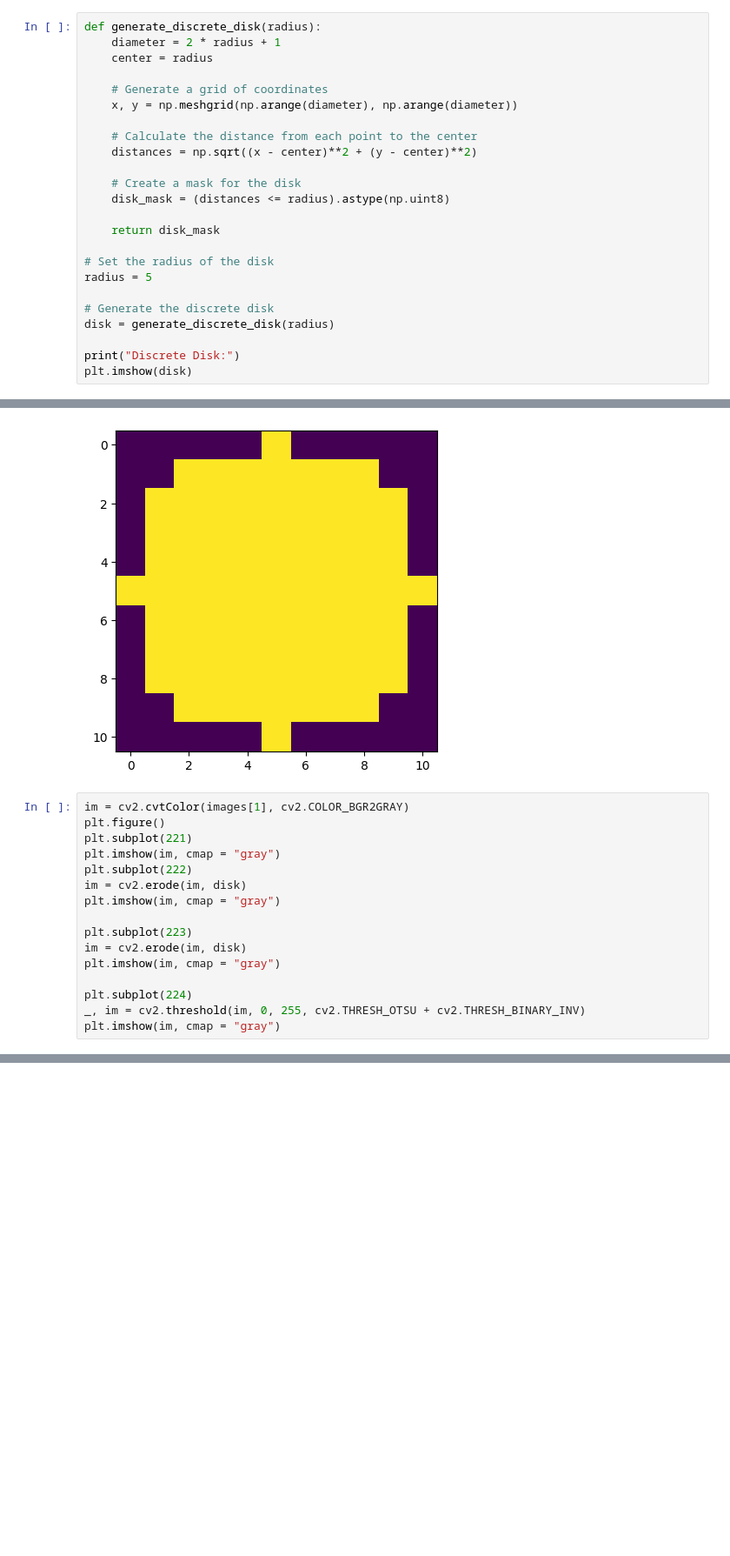
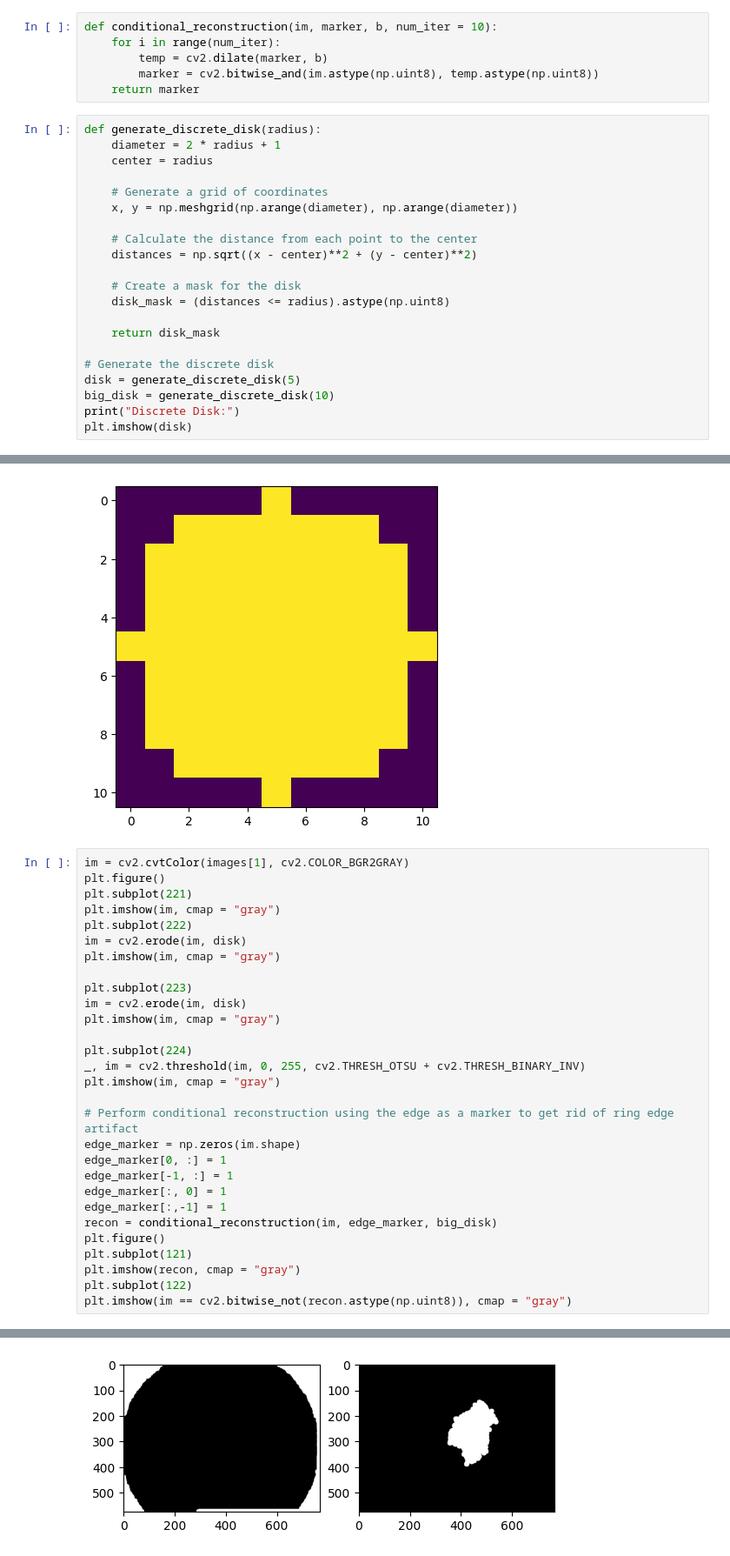
Before and after one commit to Rapuris/Medical-Image-Analysis-Spring-2024, a Jupyter notebook: skin.ipynb, the cells around one changed output, grey strips where cells are left out. Shown at 87% size. Drawn from its saved outputs; the diff is of its cells as text; blank space fills up the shorter version.

```diff
--- a/skin.ipynb
+++ b/skin.ipynb
@@ -73,6 +73,12 @@ plt.imshow(cv2.cvtColor(images[1], cv2.COLOR_BGR2GRAY), cmap = "gray")
 [figure]
 # %% [markdown]
 ## Helper Functions
+# %%
+def conditional_reconstruction(im, marker, b, num_iter = 10):
+    for i in range(num_iter):
+        temp = cv2.dilate(marker, b)
+        marker = cv2.bitwise_and(im.astype(np.uint8), temp.astype(np.uint8))
+    return marker
 # %%
 def generate_discrete_disk(radius):
     diameter = 2 * radius + 1
@@ -89,12 +95,9 @@ def generate_discrete_disk(radius):
 
     return disk_mask
 
-# Set the radius of the disk
-radius = 5
-
 # Generate the discrete disk
-disk = generate_discrete_disk(radius)
-
+disk = generate_discrete_disk(5)
+big_disk = generate_discrete_disk(10)
 print("Discrete Disk:")
 plt.imshow(disk)
 # %% [output]
@@ -104,19 +107,33 @@ Discrete Disk:
 # %%
 im = cv2.cvtColor(images[1], cv2.COLOR_BGR2GRAY)
 plt.figure()
 plt.subplot(221)
 plt.imshow(im, cmap = "gray")
 plt.subplot(222)
 im = cv2.erode(im, disk)
 plt.imshow(im, cmap = "gray")
 
 plt.subplot(223)
 im = cv2.erode(im, disk)
 plt.imshow(im, cmap = "gray")
 
 plt.subplot(224)
 _, im = cv2.threshold(im, 0, 255, cv2.THRESH_OTSU + cv2.THRESH_BINARY_INV)
 plt.imshow(im, cmap = "gray")
+
+# Perform conditional reconstruction using the edge as a marker to get rid of ring edge artifact
+edge_marker = np.zeros(im.shape)
+edge_marker[0, :] = 1
+edge_marker[-1, :] = 1
+edge_marker[:, 0] = 1
+edge_marker[:,-1] = 1
+recon = conditional_reconstruction(im, edge_marker, big_disk)
+plt.figure()
+plt.subplot(121)
+plt.imshow(recon, cmap = "gray")
+plt.subplot(122)
+plt.imshow(im == cv2.bitwise_not(recon.astype(np.uint8)), cmap = "gray")
 # %% [output]
 <matplotlib.image.AxesImage at 0x...>
 [figure]
+[figure, added]
```
